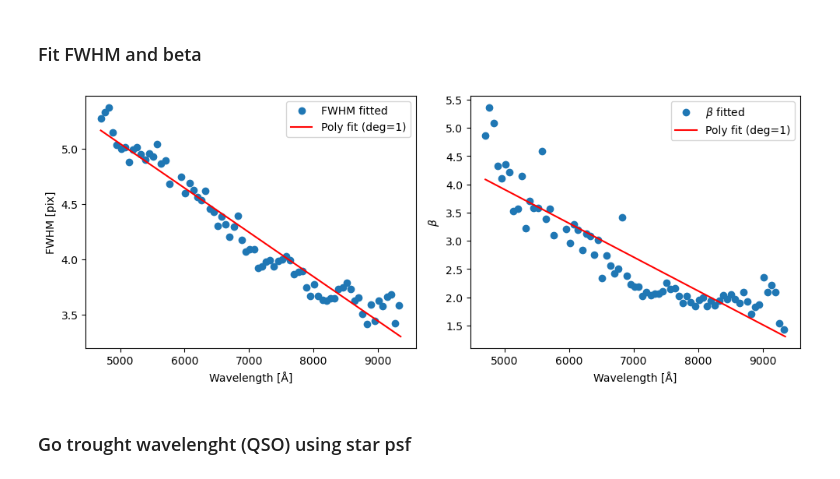
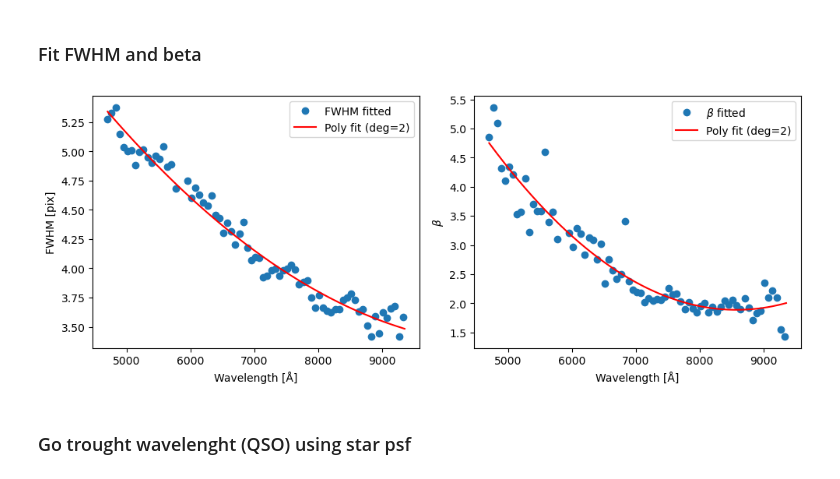
Before and after one commit to Drack4k/PSF_Len_QSO_Analysis, a Jupyter notebook: PSF_PlusUltra_repo_v2.ipynb, the cells around one changed output. Cells and saved outputs as stored; diff of their text form; code cells hidden in the pictures.

```diff
--- a/PSF_PlusUltra_repo_v2.ipynb
+++ b/PSF_PlusUltra_repo_v2.ipynb
@@ -1262,7 +1262,7 @@ full_wl_obs = (np.arange(header['NAXIS3']) - (header['CRPIX3'] - 1)) * header['C
 # Ajuste polinomial seguro
 # -----------------------
 
-deg = 1  # Cambia a 1, 2, etc. si prefieres un grado distinto
+deg = 2  # Cambia a 1, 2, etc. si prefieres un grado distinto
 
 # Máscara para datos finitos (válidos)
 valid_mask = (
@@ -1282,33 +1282,33 @@ if len(wl_fit) <= deg:
     raise ValueError(f"No hay suficientes puntos válidos ({len(wl_fit)}) para ajuste de grado {deg}")
 
 # Ajustar polinomios
 coeffs_fwhm = np.polyfit(wl_fit, fwhm_fit, deg)
 coeffs_beta = np.polyfit(wl_fit, beta_fit, deg)
 
 # Evaluar en el eje completo
 f_fitted = np.polyval(coeffs_fwhm, full_wl_obs)
 b_fitted = np.polyval(coeffs_beta, full_wl_obs)
 
 # -----------------------
 # Graficar
 # -----------------------
 fig, ax = plt.subplots(1, 2, figsize=(10, 4))
 
 ax[0].plot(wl_fit, fwhm_fit, 'o', label='FWHM fitted')
 ax[0].plot(full_wl_obs, f_fitted, '-', label=f'Poly fit (deg={deg})', c = "red")
 ax[0].set_ylabel('FWHM [pix]')
 ax[0].set_xlabel('Wavelength [Å]')
 ax[0].legend()
 
 ax[1].plot(wl_fit, beta_fit, 'o', label=r'$\beta$ fitted')
 ax[1].plot(full_wl_obs, b_fitted, '-', label=f'Poly fit (deg={deg})',c="red")
 ax[1].set_ylabel(r'$\beta$')
 ax[1].set_xlabel('Wavelength [Å]')
 ax[1].legend()
 
 plt.tight_layout()
 plt.show()
 # %% [output]
-[figure, old version]
+[figure, new version]
 # %% [markdown]
 ### Go trought wavelenght (QSO) using star psf
```
Also changed, not shown: parts of 1 cell of this notebook.
